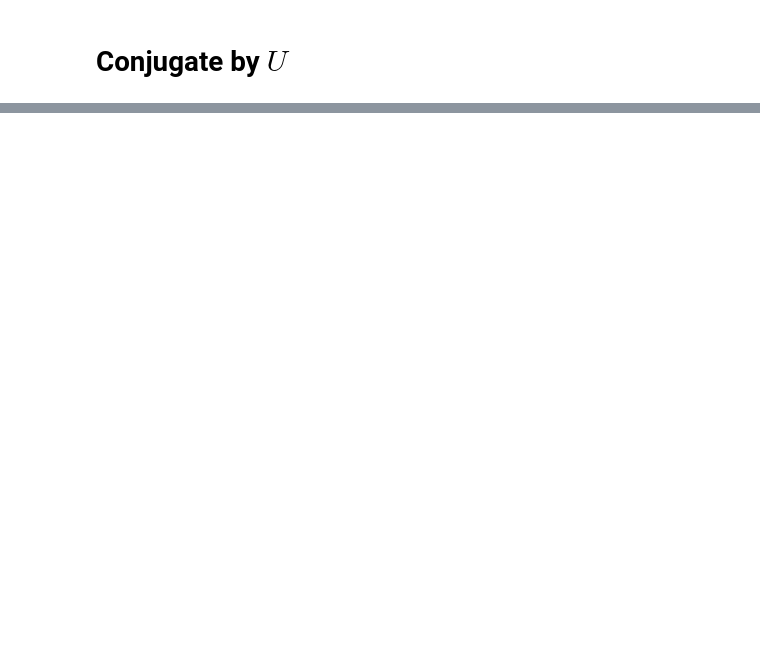
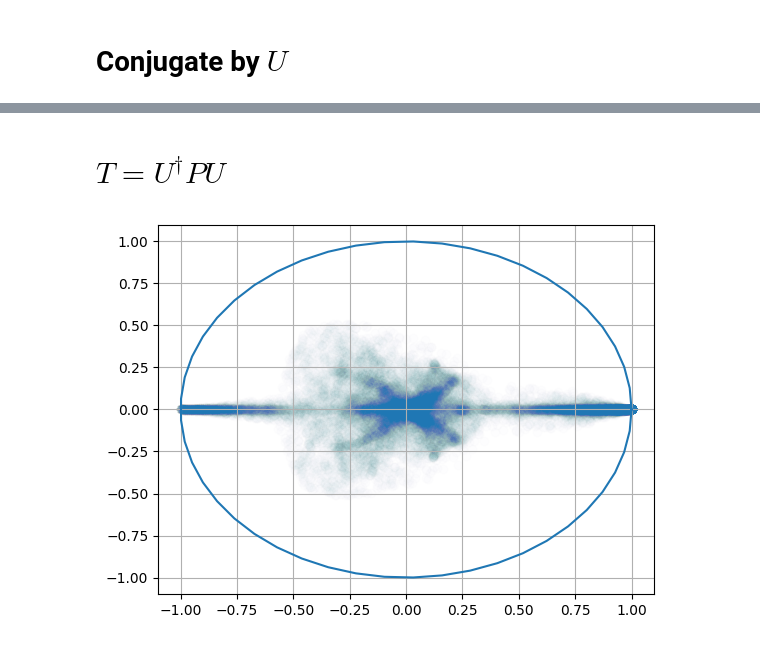
Before and after one commit to Renmusxd/SimpleUnitaryBuilder, a Jupyter notebook: jupyter/TestProjectors.ipynb, the cells around one changed output, grey strips where cells are left out. Cells and saved outputs as stored; diff of their text form; code cells hidden in the pictures; blank space fills up the shorter version.

```diff
--- a/jupyter/TestProjectors.ipynb
+++ b/jupyter/TestProjectors.ipynb
@@ -125,0 +251,6 @@ pyplot.show()
+# %%
+unitary_eigenvals = []
+for i in range(1000):
+    eigs = run_once_unitary(N=N)
+    unitary_eigenvals.extend(eigs)
+unitary_eigenvals = numpy.array(unitary_eigenvals)
@@ -125,0 +289,9 @@ pyplot.show()
+# %% [markdown]
+# $T = U^\dagger P U$
+# %%
+pyplot.scatter(unitary_eigenvals.real, unitary_eigenvals.imag, alpha=0.0075)
+pyplot.gca().set_aspect('equal')
+pyplot.plot(unit_circ_x, unit_circ_y)
+pyplot.grid()
+# %% [output]
+[figure, added]
```
Also changed, not shown: parts of 37 cells of this notebook.
